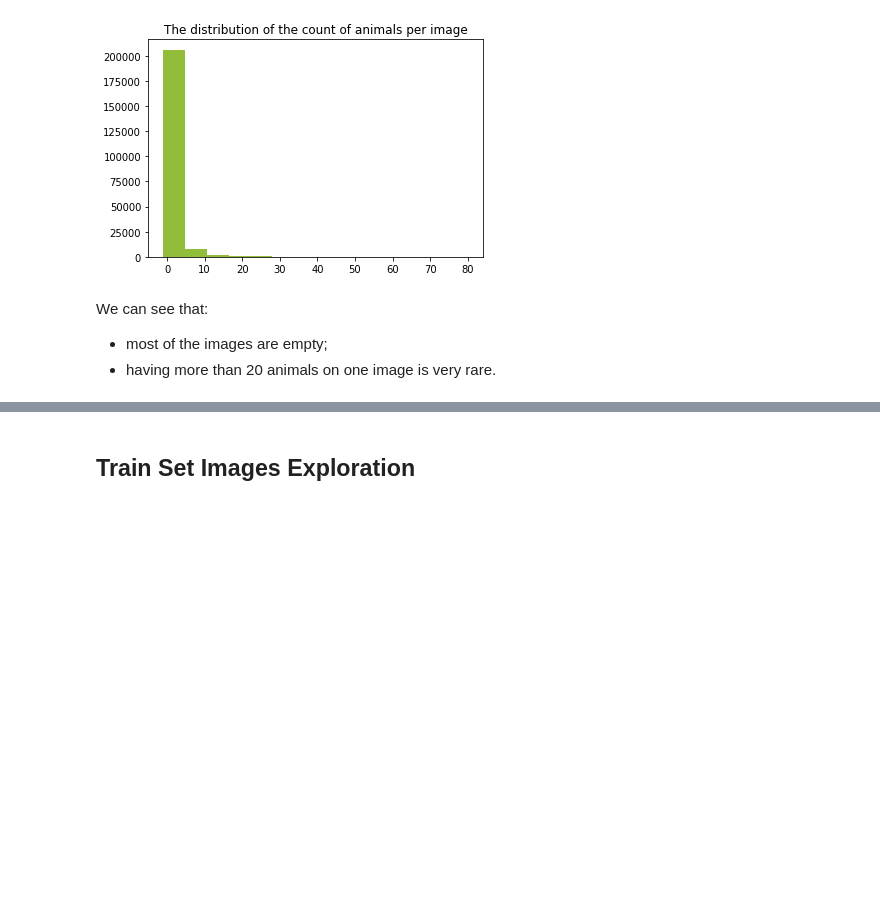
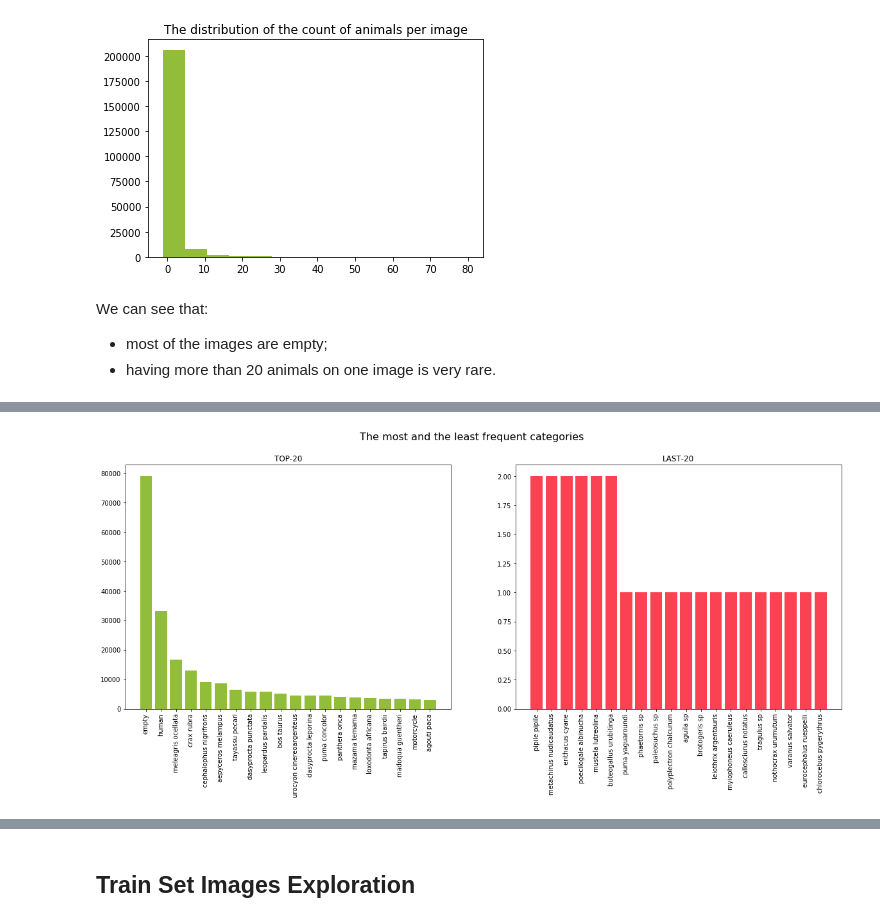
Before and after one commit to Lexie88rus/iWildCam, a Jupyter notebook: iwildcam-eda.ipynb, the cells around one changed output, grey strips where cells are left out. Saved outputs shown, nothing was run; the diff lists cells and outputs as text; code cells hidden in the pictures; blank space fills up the shorter version.

```diff
--- a/iwildcam-eda.ipynb
+++ b/iwildcam-eda.ipynb
@@ -149,0 +178,5 @@ We can see that:
+# %%
+# sort the categories in descending order
+num_categories = train_categories.sort_values(by=['count'], ascending=False)
+# list the top-5
+num_categories.head(5)
@@ -149,0 +199,19 @@ We can see that:
+# %%
+fig, axs = plt.subplots(1,2, figsize=(20,7))
+width = 0.8
+n_categories = 20
+# plot the top-n
+axs[0].bar(x=range(n_categories), height=num_categories['count'].values[:n_categories], width=width, color='#91bd3a')
+axs[0].set_xticks(np.array(range(n_categories)))
+axs[0].set_xticklabels(num_categories['name'].values[:n_categories], rotation=90)
+axs[0].set_title('TOP-{}'.format(n_categories))
+# plot the tail-n
+axs[1].bar(x=range(n_categories), height=num_categories[num_categories['count'] > 0]['count'].values[-n_categories:], width=width, color='#fa4252')
+axs[1].set_xticks(np.array(range(n_categories)))
+axs[1].set_xticklabels(num_categories[num_categories['count'] > 0]['name'].values[-n_categories:], rotation=90)
+axs[1].set_title('LAST-{}'.format(n_categories))
+
+plt.suptitle('The most and the least frequent categories', fontsize=16)
+plt.show()
+# %% [output]
+[figure, added]
```
Also changed, not shown: parts of 10 cells of this notebook.
